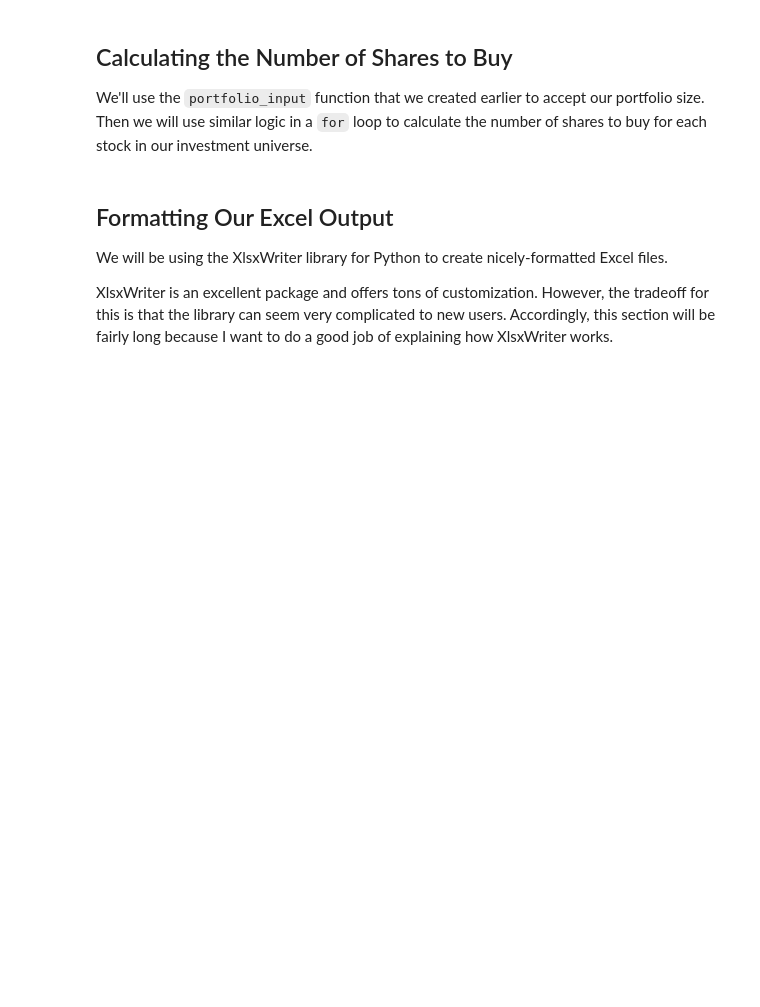
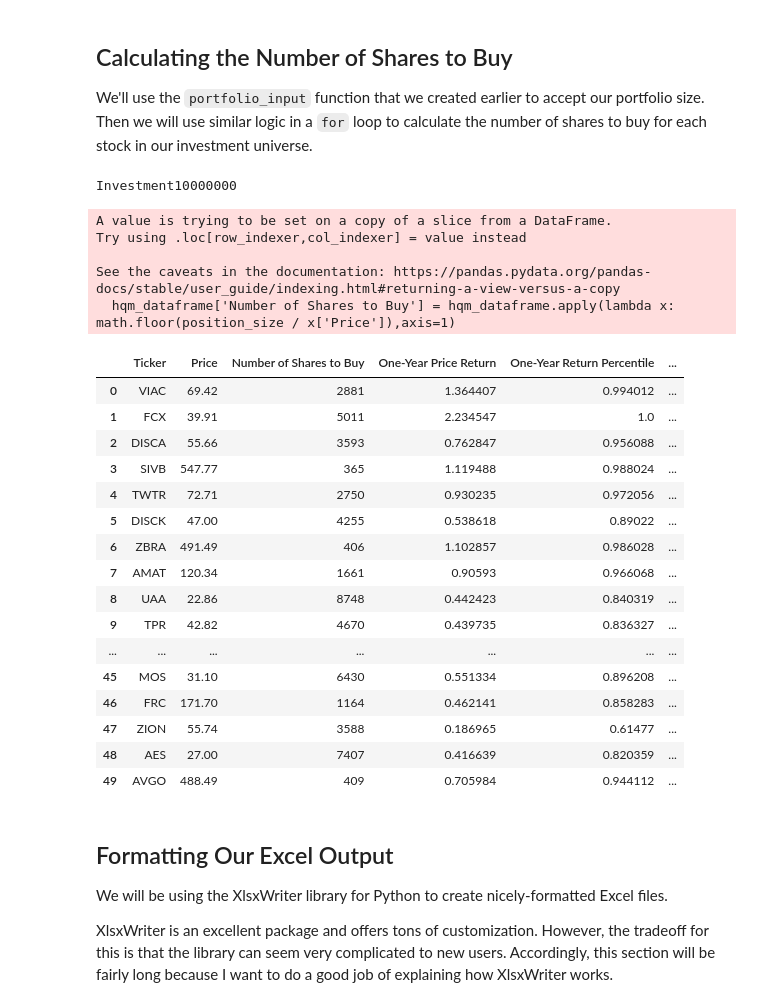
Before and after one commit to i0nathan/algorithmic-trading-python, a Jupyter notebook: starter_files/002_quantitative_momentum_strategy.ipynb, the cells around one changed output. Cells and saved outputs as stored; diff of their text form; code cells hidden in the pictures; blank space fills up the shorter version.

```diff
--- a/starter_files/002_quantitative_momentum_strategy.ipynb
+++ b/starter_files/002_quantitative_momentum_strategy.ipynb
@@ -308,6 +361,35 @@ As before, we can identify the 50 best momentum stocks in our universe by sortin
 ## Calculating the Number of Shares to Buy
 
 We'll use the `portfolio_input` function that we created earlier to accept our portfolio size. Then we will use similar logic in a `for` loop to calculate the number of shares to buy for each stock in our investment universe.
+# %%
+position_size = float(input('Investment')) / len(hqm_dataframe.index)
+hqm_dataframe['Number of Shares to Buy'] = hqm_dataframe.apply(lambda x: math.floor(position_size / x['Price']),axis=1)
+
+hqm_dataframe
+# %% [output]
+Investment10000000
+A value is trying to be set on a copy of a slice from a DataFrame.
+Try using .loc[row_indexer,col_indexer] = value instead
+
+See the caveats in the documentation: https://pandas.pydata.org/pandas-docs/stable/user_guide/indexing.html#returning-a-view-versus-a-copy
+  hqm_dataframe['Number of Shares to Buy'] = hqm_dataframe.apply(lambda x: math.floor(position_size / x['Price']),axis=1)
+|  | Ticker | Price | Number of Shares to Buy | One-Year Price Return | One-Year Return Percentile | ... |
+| 0 | VIAC | 69.42 | 2881 | 1.364407 | 0.994012 | ... |
+| 1 | FCX | 39.91 | 5011 | 2.234547 | 1.0 | ... |
+| 2 | DISCA | 55.66 | 3593 | 0.762847 | 0.956088 | ... |
+| 3 | SIVB | 547.77 | 365 | 1.119488 | 0.988024 | ... |
+| 4 | TWTR | 72.71 | 2750 | 0.930235 | 0.972056 | ... |
+| 5 | DISCK | 47.00 | 4255 | 0.538618 | 0.89022 | ... |
+| 6 | ZBRA | 491.49 | 406 | 1.102857 | 0.986028 | ... |
+| 7 | AMAT | 120.34 | 1661 | 0.90593 | 0.966068 | ... |
+| 8 | UAA | 22.86 | 8748 | 0.442423 | 0.840319 | ... |
+| 9 | TPR | 42.82 | 4670 | 0.439735 | 0.836327 | ... |
+| ... | ... | ... | ... | ... | ... | ... |
+| 45 | MOS | 31.10 | 6430 | 0.551334 | 0.896208 | ... |
+| 46 | FRC | 171.70 | 1164 | 0.462141 | 0.858283 | ... |
+| 47 | ZION | 55.74 | 3588 | 0.186965 | 0.61477 | ... |
+| 48 | AES | 27.00 | 7407 | 0.416639 | 0.820359 | ... |
+| 49 | AVGO | 488.49 | 409 | 0.705984 | 0.944112 | ... |
 # %% [markdown]
 ## Formatting Our Excel Output
 
```
Also changed, not shown: parts of 7 cells of this notebook.
